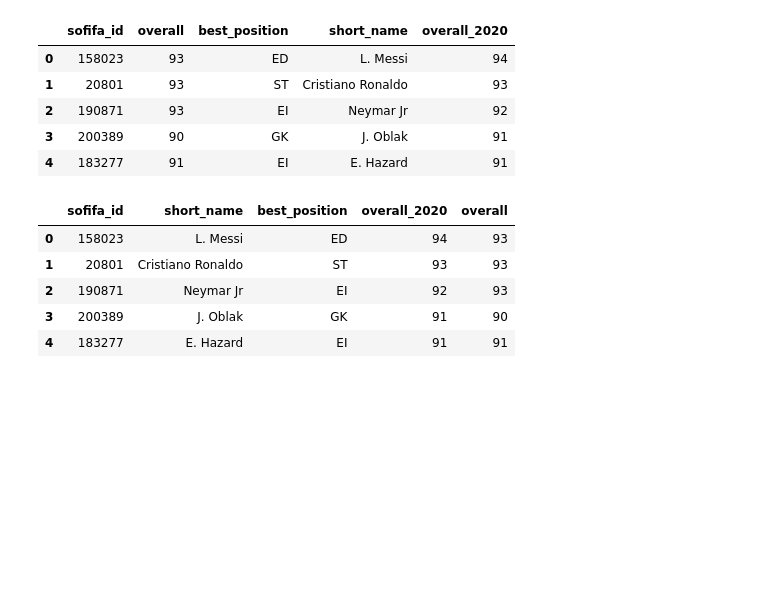
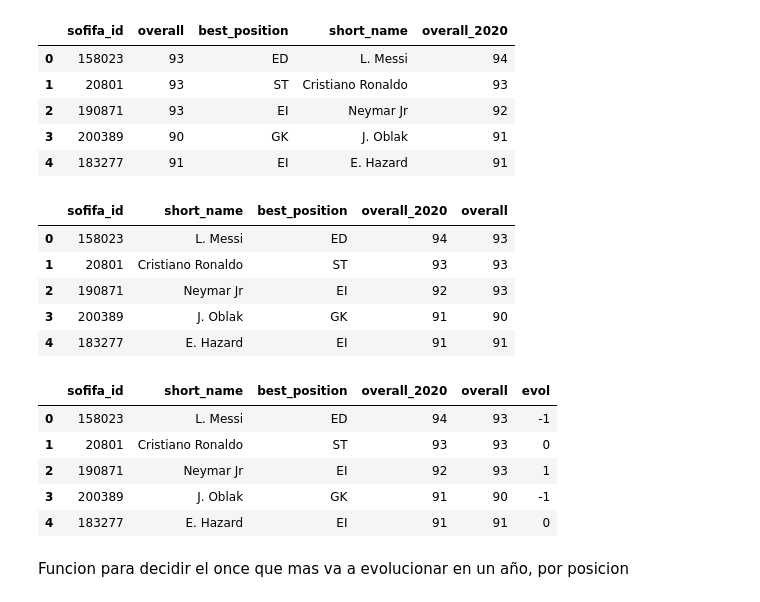
Before and after one commit to sowe01/Soccer-Player-Predictor, a Jupyter notebook: mejor equipo.ipynb, the cells around one changed output. Drawn from its saved outputs; the diff is of its cells as text; code cells hidden in the pictures; blank space fills up the shorter version.

```diff
--- a/mejor equipo.ipynb
+++ b/mejor equipo.ipynb
@@ -125,10 +130,10 @@ testing.head()
 | 4 | 183277 | 91 |
 # %% [markdown]
 Añado las columnas 'best_position' y 'short_name'
-# %%
-testing['best_position'] = df20[['best_position']]
-# %%
-testing['short_name'] = df20[['short_name']]
+# %%
+listaa=['best_position','short_name']
+for a in listaa:
+    testing[a] = df20[[a]]
 # %%
 testing.head()
 # %% [output]
@@ -216,3 +225,14 @@ testing.head()
 | 2 | 190871 | Neymar Jr | EI | 92 | 93 |
 | 3 | 200389 | J. Oblak | GK | 91 | 90 |
 | 4 | 183277 | E. Hazard | EI | 91 | 91 |
+# %%
+testing['evol'] = (testing['overall']-testing['overall_2020'])
+# %%
+testing.head()
+# %% [output]
+|  | sofifa_id | short_name | best_position | overall_2020 | overall | evol |
+| 0 | 158023 | L. Messi | ED | 94 | 93 | -1 |
+| 1 | 20801 | Cristiano Ronaldo | ST | 93 | 93 | 0 |
+| 2 | 190871 | Neymar Jr | EI | 92 | 93 | 1 |
+| 3 | 200389 | J. Oblak | GK | 91 | 90 | -1 |
+| 4 | 183277 | E. Hazard | EI | 91 | 91 | 0 |
@@ -218,0 +241,2 @@ testing.head()
+# %% [markdown]
+Funcion para decidir el once que mas va a evolucionar en un año, por posicion
```
Also changed, not shown: parts of 15 cells of this notebook, 7 other files.
